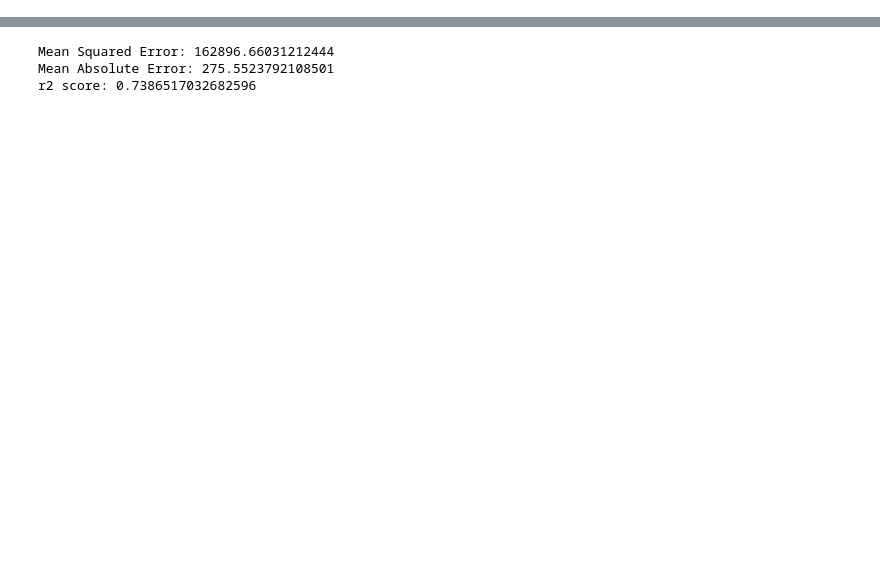
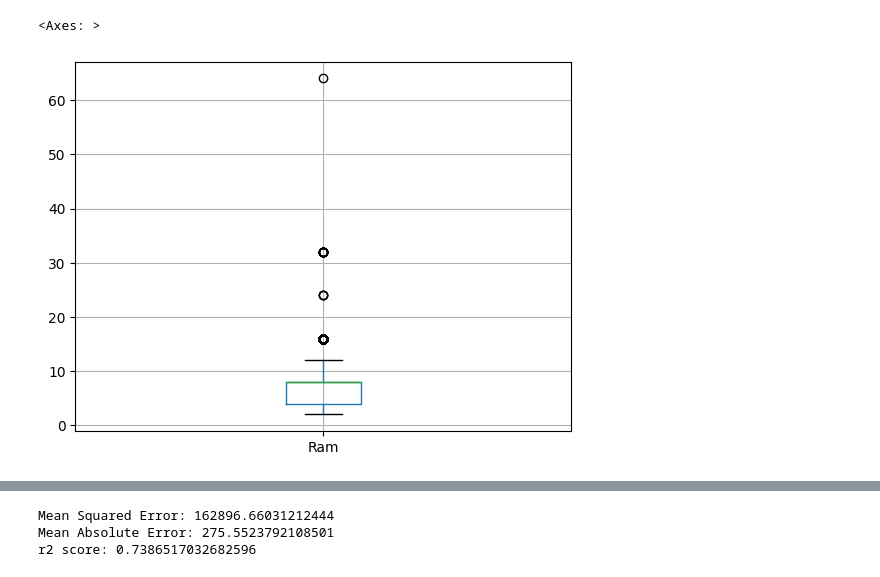
Before and after one commit to PreciousGemstone/CSSI-97-Project-insert_team_name-, a Jupyter notebook: Project_linear_regression.ipynb, the cells around one changed output, grey strips where cells are left out. Drawn from its saved outputs; the diff is of its cells as text; code cells hidden in the pictures; blank space fills up the shorter version.

```diff
--- a/Project_linear_regression.ipynb
+++ b/Project_linear_regression.ipynb
@@ -132,0 +145,5 @@ X_train, X_test, y_train, y_test, scaler, price_scaler, improved_laptop, improve
+# %%
+improved_laptop_continous.boxplot(column='Ram')
+# %% [output]
+<Axes: >
+[figure, added]
```
Also changed, not shown: parts of 13 cells of this notebook.
